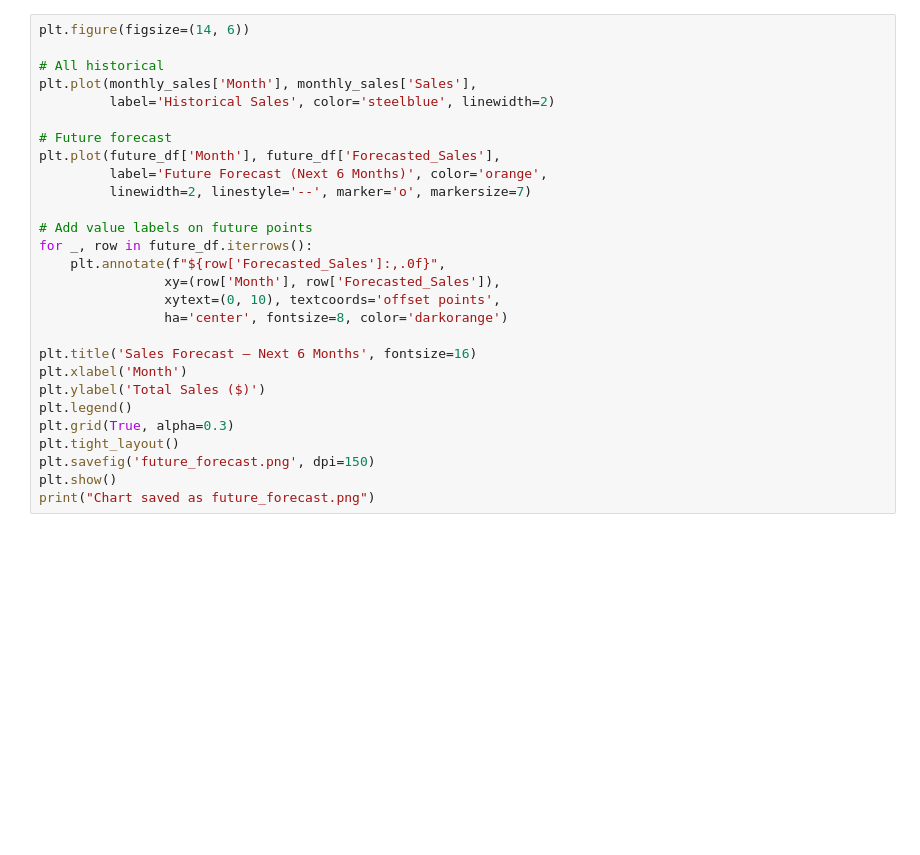
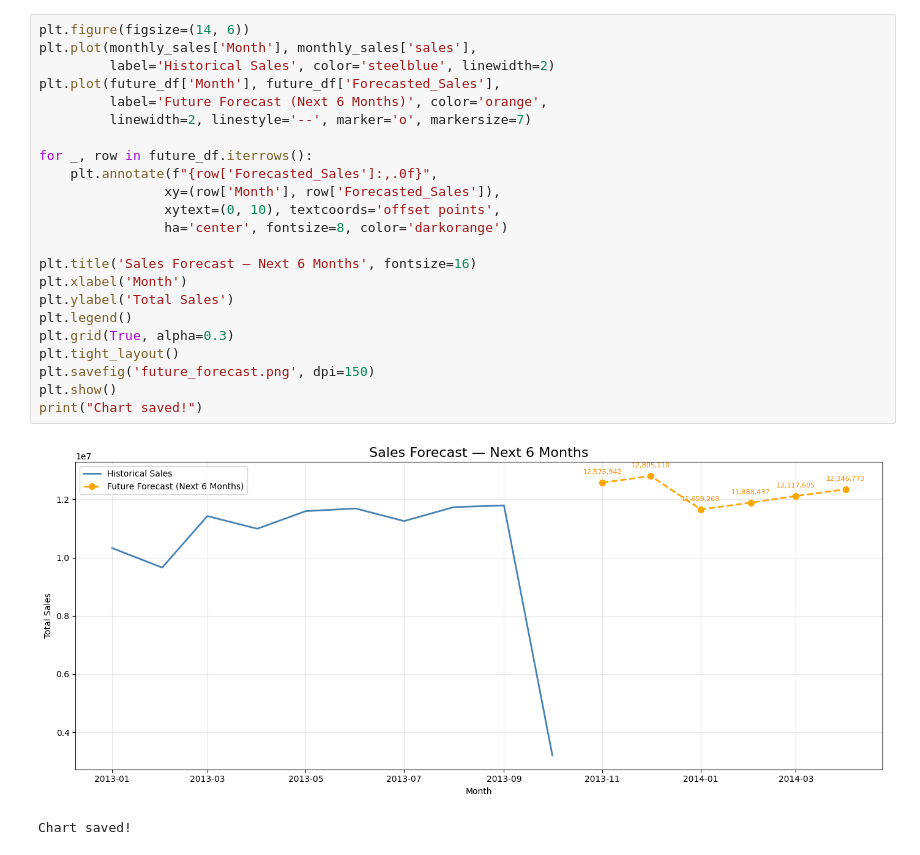
Before and after one commit to Sindhu-MRIT/FUTURE_ML_01, a Jupyter notebook: sales_forecast.ipynb, the cells around one changed output. Cells and saved outputs as stored; diff of their text form; blank space fills up the shorter version.

```diff
--- a/sales_forecast.ipynb
+++ b/sales_forecast.ipynb
@@ -146,31 +189,29 @@ print("=" * 40)
 # %%
 plt.figure(figsize=(14, 6))
-
-# All historical
-plt.plot(monthly_sales['Month'], monthly_sales['Sales'],
+plt.plot(monthly_sales['Month'], monthly_sales['sales'],
          label='Historical Sales', color='steelblue', linewidth=2)
-
-# Future forecast
 plt.plot(future_df['Month'], future_df['Forecasted_Sales'],
          label='Future Forecast (Next 6 Months)', color='orange',
          linewidth=2, linestyle='--', marker='o', markersize=7)
 
-# Add value labels on future points
 for _, row in future_df.iterrows():
-    plt.annotate(f"${row['Forecasted_Sales']:,.0f}",
+    plt.annotate(f"{row['Forecasted_Sales']:,.0f}",
                 xy=(row['Month'], row['Forecasted_Sales']),
                 xytext=(0, 10), textcoords='offset points',
                 ha='center', fontsize=8, color='darkorange')
 
 plt.title('Sales Forecast — Next 6 Months', fontsize=16)
 plt.xlabel('Month')
-plt.ylabel('Total Sales ($)')
+plt.ylabel('Total Sales')
 plt.legend()
 plt.grid(True, alpha=0.3)
 plt.tight_layout()
 plt.savefig('future_forecast.png', dpi=150)
 plt.show()
-print("Chart saved as future_forecast.png")
+print("Chart saved!")
+# %% [output]
+[figure, added]
+Chart saved!
 # %%
 avg_forecast = future_df['Forecasted_Sales'].mean()
 total_forecast = future_df['Forecasted_Sales'].sum()
```
Also changed, not shown: parts of 12 cells of this notebook.
